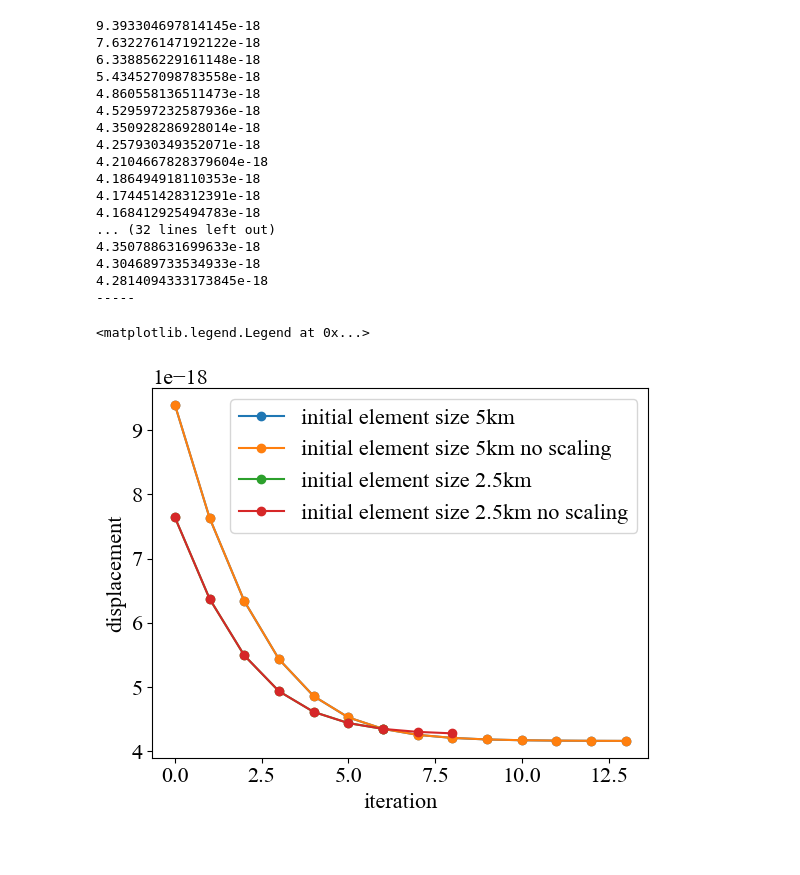
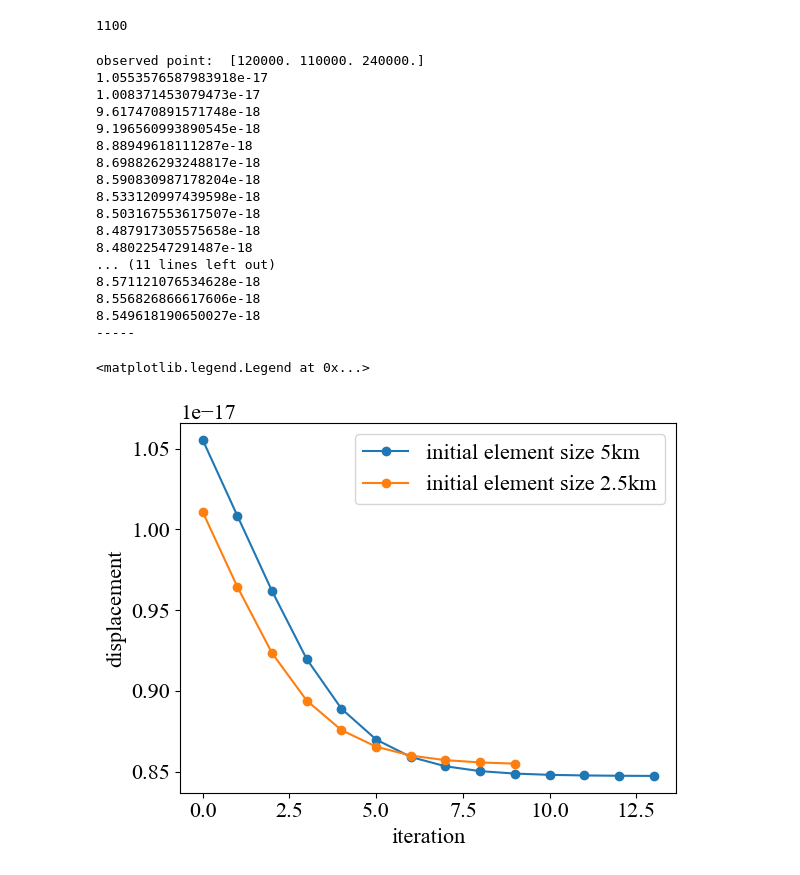
Before and after one commit to KaiNakao/AdaptiveFEM_parallel, a Jupyter notebook: work/check_convergence.ipynb, the cells around one changed output. Saved outputs shown, nothing was run; the diff lists cells and outputs as text; code cells hidden in the pictures.

```diff
--- a/work/check_convergence.ipynb
+++ b/work/check_convergence.ipynb
@@ -67,6 +82,6 @@ dir_ls_arr = [dir_ls1, dir_ls2, dir_ls3, dir_ls4]
 # %%
 nload = 51
-nobs = 1092
+nobs = 1100
 fig, ax = plt.subplots(figsize=(8, 5))
 for isetting in range(len(dir_ls_arr)):
     dir_ls = dir_ls_arr[isetting]
@@ -114,39 +129,46 @@ Text(0, 0.5, 'norm of displacement difference')
+# %%
+nobs
+# %% [output]
+1100
 # %%
-uindex = 200
+uindex = 1100*3-1
+print("observed point: ", obs_points[uindex//3])
 fig, ax = plt.subplots()
 for isetting in range(len(dir_ls_arr)):
     dir_ls = dir_ls_arr[isetting]
+    uobs = np.zeros(nobs*3)
     uobs_plt = []
     for dir in dir_ls:
         filename = dir + "displacement/0001_obs.bin"
-        uobs = np.fromfile(filename, dtype=np.float64)
+        tmp = np.fromfile(filename, dtype=np.float64)
+        uobs[:tmp.shape[0]] = tmp
         uobs_plt.append(uobs[uindex])
         print(uobs[uindex])
     ax.plot(uobs_plt, marker="o", label=label_ls[isetting])
     print("-----")
 ax.set_xlabel("iteration")
 ax.set_ylabel("displacement")
 ax.legend()
 # %% [output]
-9.393304697814145e-18
-7.632276147192122e-18
-6.338856229161148e-18
-5.434527098783558e-18
-4.860558136511473e-18
-4.529597232587936e-18
-4.350928286928014e-18
-4.257930349352071e-18
-4.2104667828379604e-18
-4.186494918110353e-18
-4.174451428312391e-18
-4.168412925494783e-18
-... (32 lines left out)
-4.350788631699633e-18
-4.304689733534933e-18
-4.2814094333173845e-18
+observed point:  [120000. 110000. 240000.]
+1.0553576587983918e-17
+1.008371453079473e-17
+9.617470891571748e-18
+9.196560993890545e-18
+8.88949618111287e-18
+8.698826293248817e-18
+8.590830987178204e-18
+8.533120997439598e-18
+8.503167553617507e-18
+8.487917305575658e-18
+8.48022547291487e-18
+... (11 lines left out)
+8.571121076534628e-18
+8.556826866617606e-18
+8.549618190650027e-18
 -----
 <matplotlib.legend.Legend at 0x...>
-[figure, old version]
+[figure, new version]
 # %%
 fig, ax = plt.subplots(figsize=(8, 5))
 for isetting in range(len(dir_ls_arr)):
```
Also changed, not shown: parts of 5 cells of this notebook, 7 other files.
